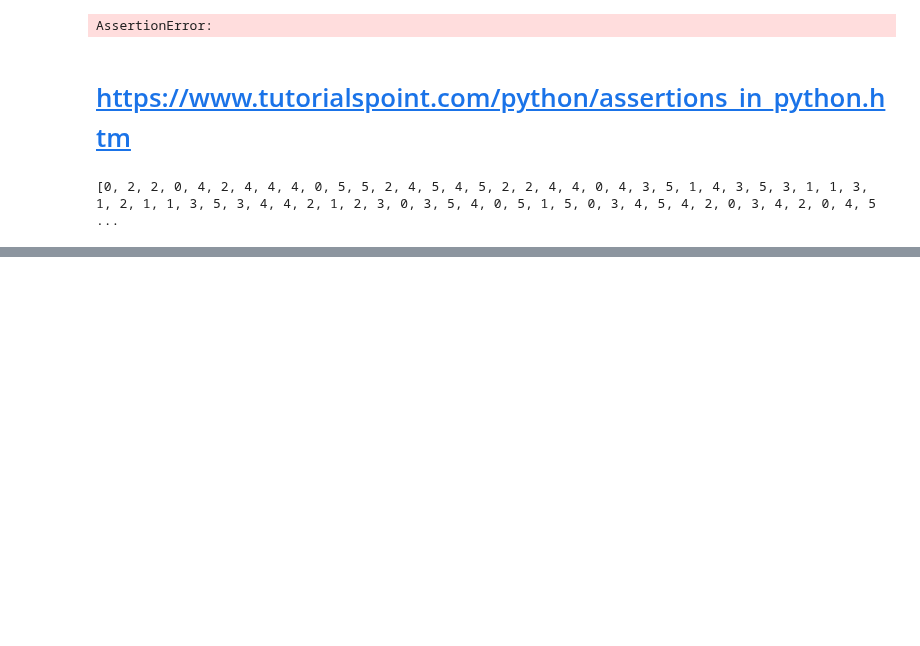
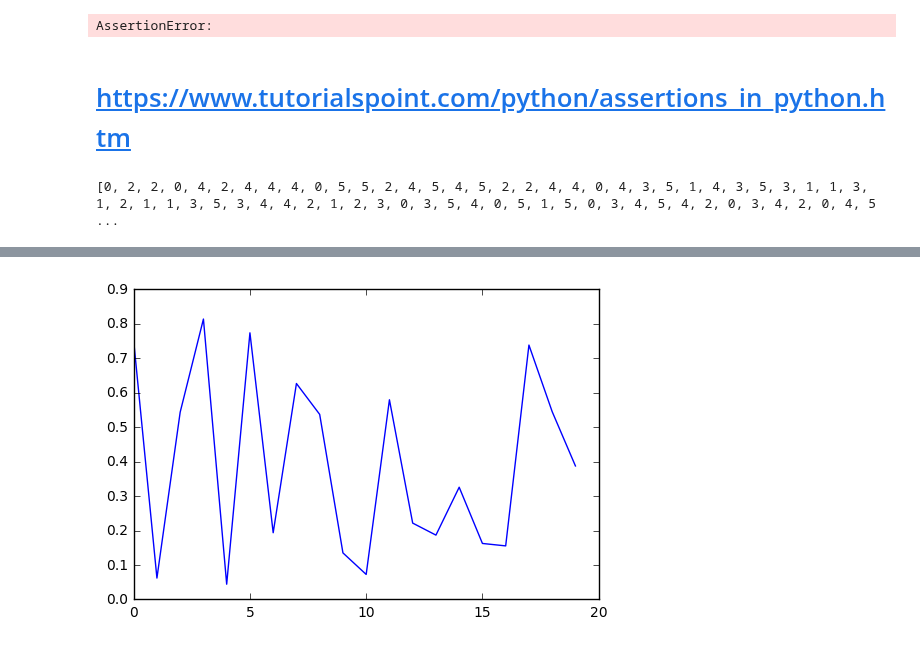
Before and after one commit to SubhankarGhosh/NetworkX, a Jupyter notebook: 0. Pre-Tutorial Exercises.ipynb, the cells around one changed output, grey strips where cells are left out. Saved outputs shown, nothing was run; the diff lists cells and outputs as text; code cells hidden in the pictures; blank space fills up the shorter version.

```diff
--- a/0. Pre-Tutorial Exercises.ipynb
+++ b/0. Pre-Tutorial Exercises.ipynb
@@ -56,0 +82,5 @@ print(lst)
+# %%
+plt.plot(range(20),lst)
+plt.show()
+# %% [output]
+[figure, added]
```
Also changed, not shown: parts of 6 cells of this notebook, 1 other file.
